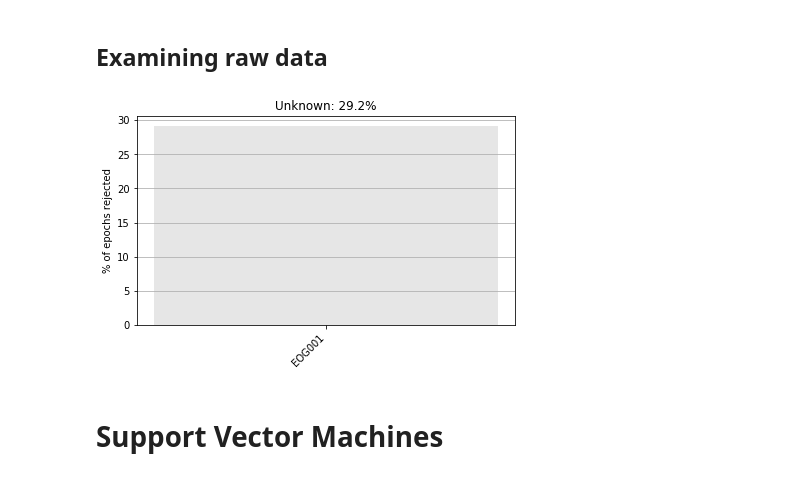
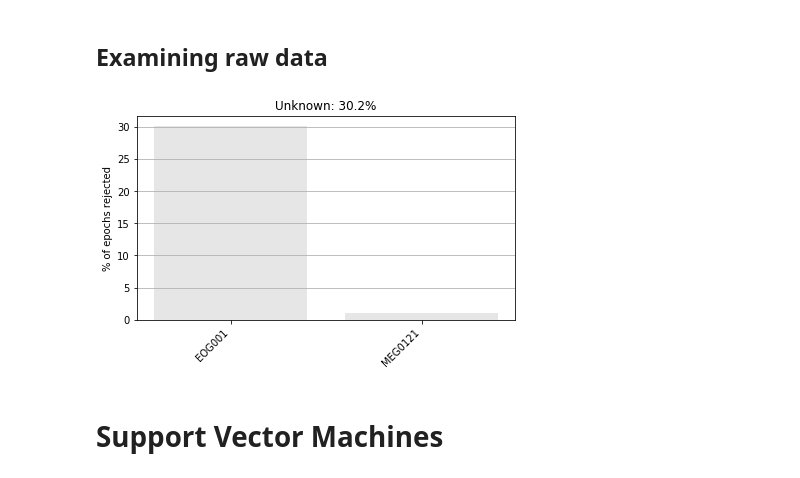
Before and after one commit to egorananyev/mne_pipe_visperc, a Jupyter notebook: mvpa.ipynb, the cells around one changed output. Drawn from its saved outputs; the diff is of its cells as text; code cells hidden in the pictures.

```diff
--- a/mvpa.ipynb
+++ b/mvpa.ipynb
@@ -36,15 +36,14 @@ data_path = os.path.expanduser('E:\\meg\\')
 
 cur_subj_str = str(cur_subj).zfill(2)
 
+epochs_list = []
+
 for cur_run in range(numof_runs):
     cur_run_str = str(cur_run+1).zfill(2)
-    raw_fname = os.path.join(data_path,
+    fname = os.path.join(data_path,
                              'derivatives\\meg_derivatives\\sub-' + cur_subj_str + '\\ses-meg\\meg\\sub-' + \
                              cur_subj_str + '_ses-meg_experimental_run-' + cur_run_str + '_proc-sss_epo.fif')
-    print(raw_fname)
+    print(fname)
     epochs_run = mne.read_epochs(fname)
-    # example append: https://github.com/mne-tools/mne-python/blob/master/examples/io/plot_elekta_epochs.py
-    if cur_run == 0:
-        epochs = epochs_run
-    else:
-        epochs = epo_data.append(epochs_run)
+    # example append: https://www.programcreek.com/python/example/92634/mne.Epochs
+    epochs_list.append(epochs_run)
@@ -61,9 +111,9 @@ if interactive:
     raw.plot()
 # %%
 %matplotlib inline
-epochs.plot_drop_log();
+epochs_list[0].plot_drop_log();
 # %% [output]
-[figure, old version]
+[figure, new version]
 # %% [markdown]
 # Support Vector Machines
 # %%
```
Also changed, not shown: parts of 16 cells of this notebook, 2 other files.
